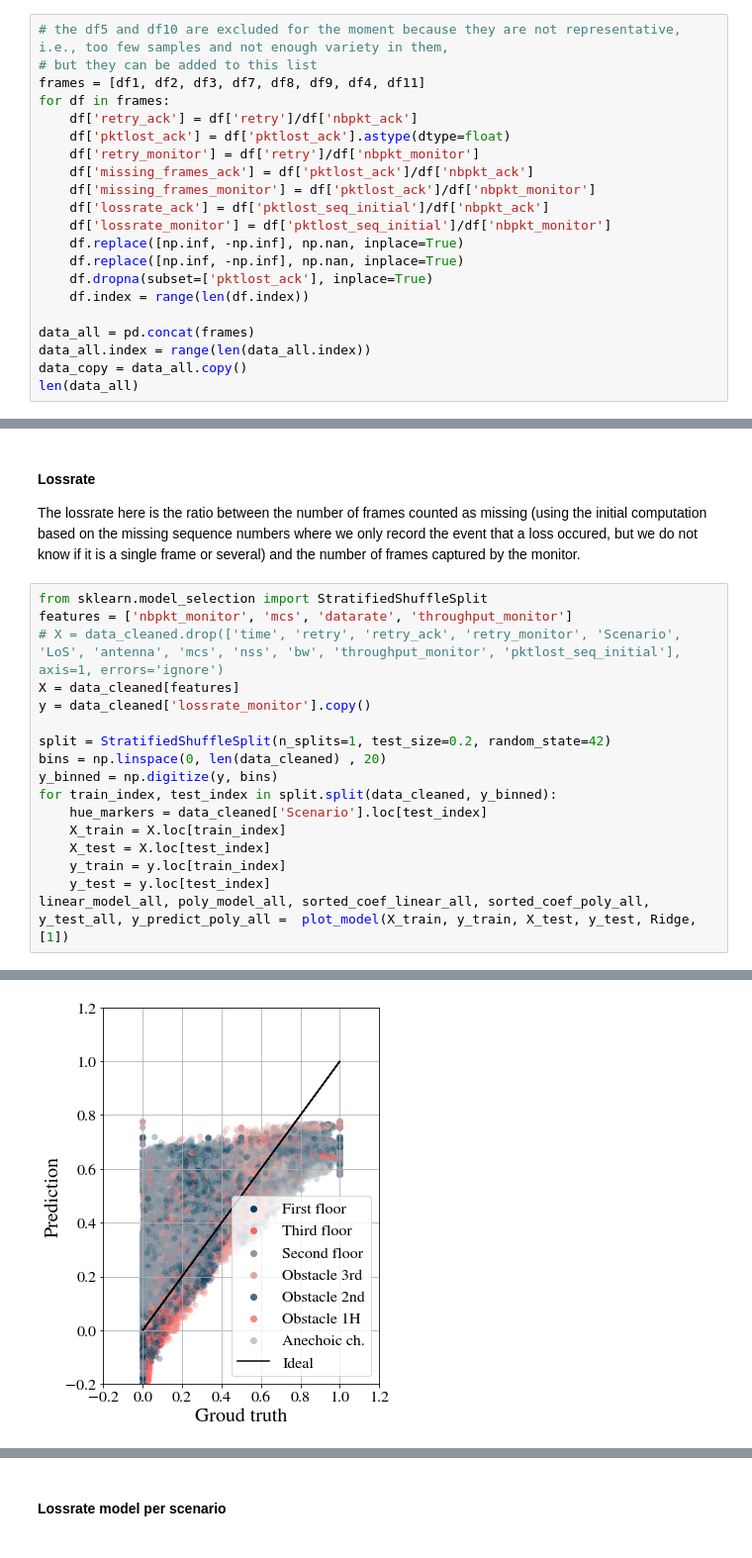
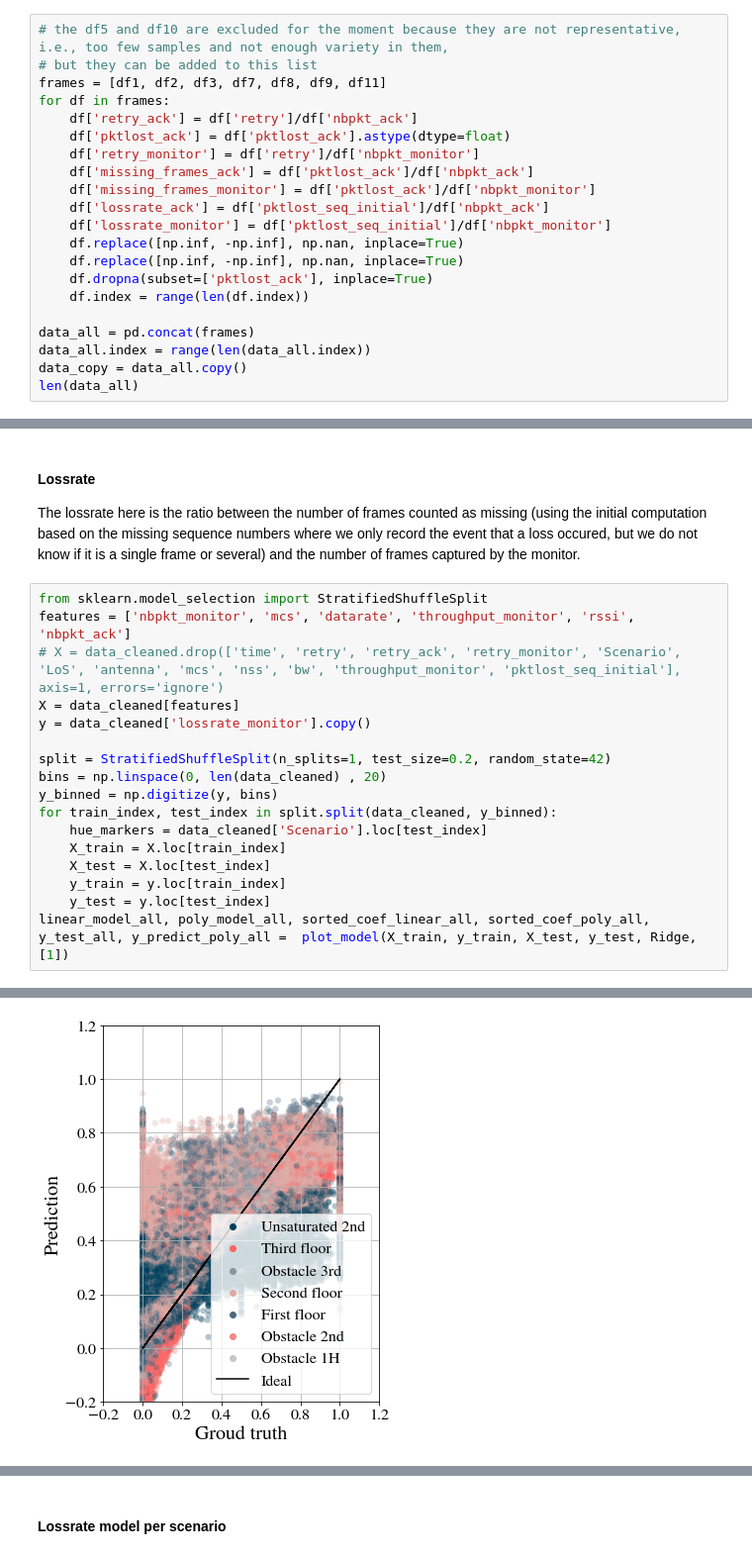
Before and after one commit to marija-stojanova/wifi-ml-complete, a Jupyter notebook: complete_model.ipynb, the cells around one changed output, grey strips where cells are left out. Shown at 99% size. Drawn from its saved outputs; the diff is of its cells as text.

```diff
--- a/complete_model.ipynb
+++ b/complete_model.ipynb
@@ -136,7 +136,7 @@ df1.head()
 # %%
 # the df5 and df10 are excluded for the moment because they are not representative, i.e., too few samples and not enough variety in them,
 # but they can be added to this list
-frames = [df1, df2, df3, df7, df8, df9, df4, df11]
+frames = [df1, df2, df3, df7, df8, df9, df11]
 for df in frames:
     df['retry_ack'] = df['retry']/df['nbpkt_ack']
     df['pktlost_ack'] = df['pktlost_ack'].astype(dtype=float)
@@ -478,7 +478,7 @@ Linear and poly RMSE:  0.04433753147993279 0.03748844432089677
 The lossrate here is the ratio between the number of frames counted as missing (using the initial computation based on the missing sequence numbers where we only record the event that a loss occured, but we do not know if it is a single frame or several) and the number of frames captured by the monitor.
 # %%
 from sklearn.model_selection import StratifiedShuffleSplit
-features = ['nbpkt_monitor', 'mcs', 'datarate', 'throughput_monitor']
+features = ['nbpkt_monitor', 'mcs', 'datarate', 'throughput_monitor', 'rssi', 'nbpkt_ack']
 # X = data_cleaned.drop(['time', 'retry', 'retry_ack', 'retry_monitor', 'Scenario', 'LoS', 'antenna', 'mcs', 'nss', 'bw', 'throughput_monitor', 'pktlost_seq_initial'], axis=1, errors='ignore')
 X = data_cleaned[features]
 y = data_cleaned['lossrate_monitor'].copy()
@@ -500 +500 @@ Linear and poly RMSE:  0.1531849308487364 0.12332262645842096
-[figure, old version]
+[figure, new version]
```
Also changed, not shown: parts of 4 cells of this notebook, 3 other files.
